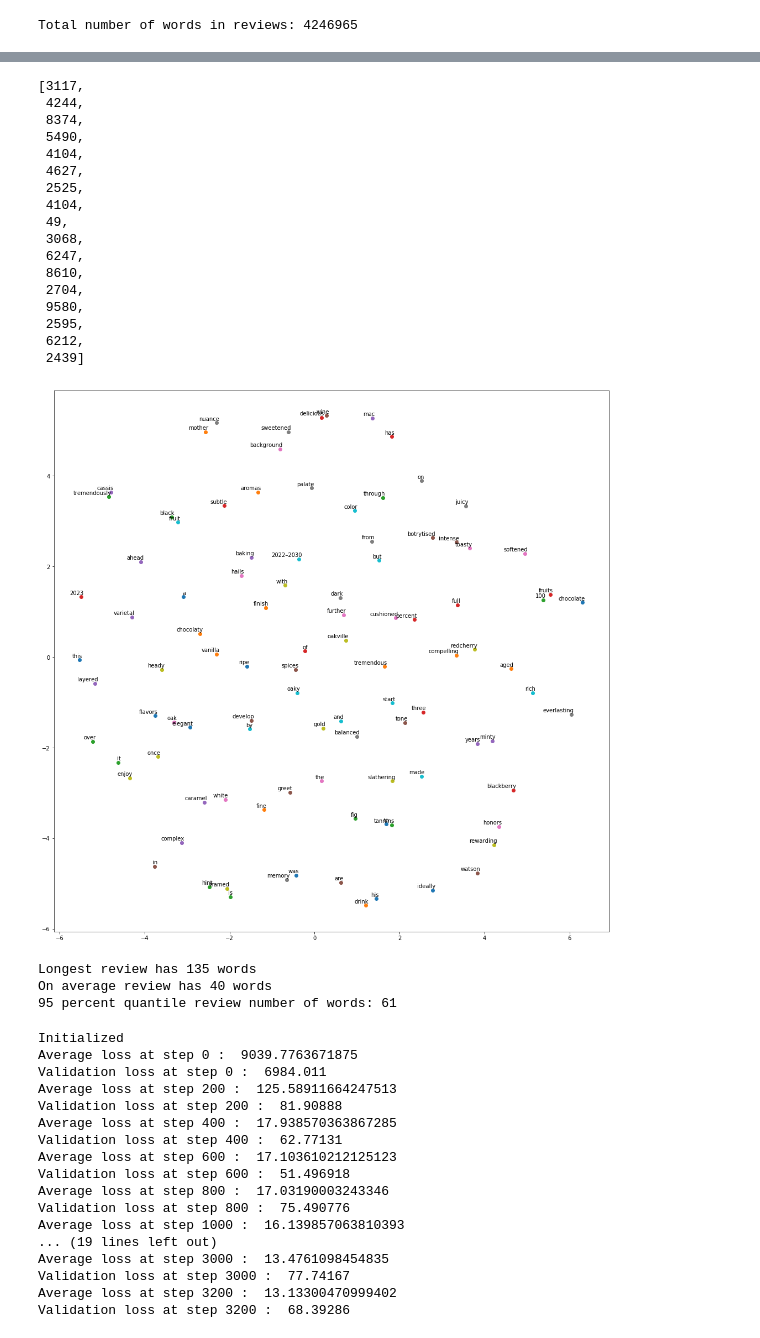
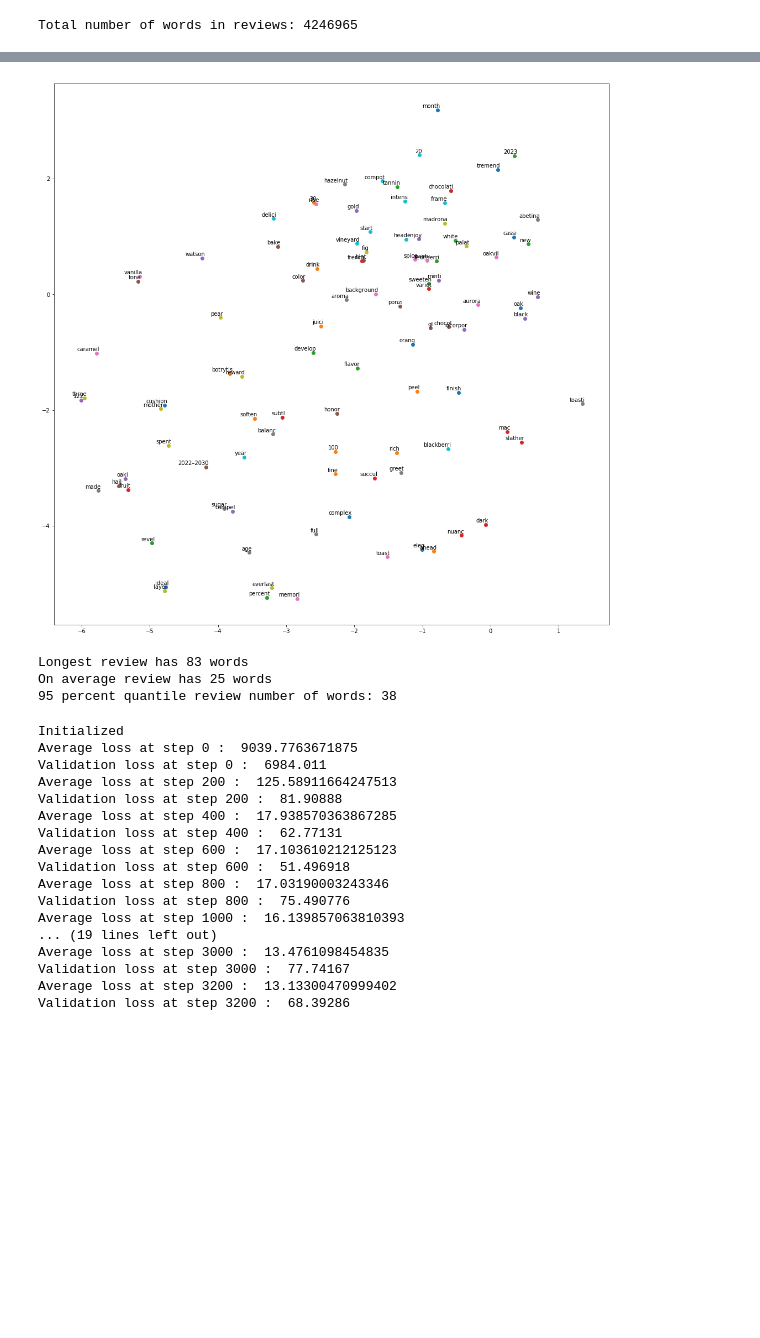
Before and after one commit to johannesharmse/wine_nlp, a Jupyter notebook: src/EDA/EDA.ipynb, the cells around one changed output, grey strips where cells are left out. Saved outputs shown, nothing was run; the diff lists cells and outputs as text; code cells hidden in the pictures; blank space fills up the shorter version.

Commit message:
Word2vec bug fix

```diff
--- a/src/EDA/EDA.ipynb
+++ b/src/EDA/EDA.ipynb
@@ -161,11 +164,12 @@ def generate_batch(documents_mapped, batch_size, num_skips, skip_window):
     # go back to first review if no more reviews left
     if review_index >= len(documents_mapped):
         review_index = 0
+        word_index = 0
 
     # make sure there are enough words for skip-gram
     # could consider moving to next review instead of recycling words
     if word_index + span > len(documents_mapped[review_index]):
-        word_index = len(documents_mapped[review_index]) - span
+        word_index = max(len(documents_mapped[review_index]) - span - 1, 0)
 
     # new skip-gram
     buffer.extend(documents_mapped[review_index][word_index:word_index + span])
@@ -182,16 +186,16 @@ def generate_batch(documents_mapped, batch_size, num_skips, skip_window):
             labels[i * num_skips + j, 0] = buffer[context_word]
 
         # add next words / new review for skips
-        if word_index + span == len(documents_mapped[review_index]):
+        if word_index + span >= len(documents_mapped[review_index]):
             # next review
-            word_index = 0
-            review_index += 1
+            if review_index < len(documents_mapped):
+                review_index += 1
             # start at the beginning if non left
-            if review_index >= len(documents_mapped):
+            else:
                 review_index = 0
 
+            word_index = 0
             buffer.extend(documents_mapped[review_index][word_index:word_index + span])
-
             word_index += span
         else:
             # add next word in review
@@ -338,50 +356,20 @@ IndexError: list index out of range
-# %%
-documents_mapped[review_index]
-# %% [output]
-[3117,
- 4244,
- 8374,
- 5490,
- 4104,
- 4627,
- 2525,
- 4104,
- 49,
- 3068,
- 6247,
- 8610,
- 2704,
- 9580,
- 2595,
- 6212,
- 2439]
 # %%
-from sklearn.manifold import TSNE
-import matplotlib.pyplot as plt
+tsne = TSNE(perplexity=30, n_components=2, init='pca', n_iter=5000, method='exact')
+plot_only = 100
+low_dim_embs = tsne.fit_transform(final_embeddings[:plot_only, :])
+labels = [list(vocabulary_map_table.keys())[i] for i in range(plot_only)]
 
-def plot_with_labels(low_dim_embs, labels, filename):
-    assert low_dim_embs.shape[0] >= len(labels), 'More labels than embeddings'
-    plt.figure(figsize=(18, 18))  # in inches
-    for i, label in enumerate(labels):
+plt.figure(figsize=(18, 18))
+for i, label in enumerate(labels):
         x, y = low_dim_embs[i, :]
         plt.scatter(x, y)
-        plt.annotate(
-            label,
-            xy=(x, y),
-            xytext=(5, 2),
+        plt.annotate(label, xy=(x, y), xytext=(5, 2),
             textcoords='offset points',
             ha='right',
             va='bottom')
 
-    plt.savefig(filename)
+plt.show()
+# %% [output]
+[figure, added]
-# %%
-tsne = TSNE(perplexity=30, n_components=2, init='pca', n_iter=5000, method='exact')
-plot_only = 100
-low_dim_embs = tsne.fit_transform(final_embeddings[:plot_only, :])
-labels = [list(vocabulary_map_table.keys())[i] for i in range(plot_only)]
-plot_with_labels(low_dim_embs, labels, 'word2vec/tsne.png')
-# plt.show()
-# %% [output]
-[figure, removed]
 # %%
 assert final_embeddings.shape[0] == len(vocabulary)
@@ -391,13 +376,13 @@ assert final_embeddings.shape[0] == len(vocabulary)
 # %%
-print("Longest review has %d words" % data.description_test.apply(len).max())
-print("On average review has %d words" % data.description_test.apply(len).mean())
+print("Longest review has %d words" % data.description.apply(len).max())
+print("On average review has %d words" % data.description.apply(len).mean())
 
 # restrict review length
-print("95 percent quantile review number of words: %d" % data.description_test.apply(len).quantile(0.95))
+print("95 percent quantile review number of words: %d" % data.description.apply(len).quantile(0.95))
 # %% [output]
-Longest review has 135 words
-On average review has 40 words
-95 percent quantile review number of words: 61
+Longest review has 83 words
+On average review has 25 words
+95 percent quantile review number of words: 38
 # %%
 max_review_length = 61
 # %%
```
Also changed, not shown: parts of 4 cells of this notebook.
